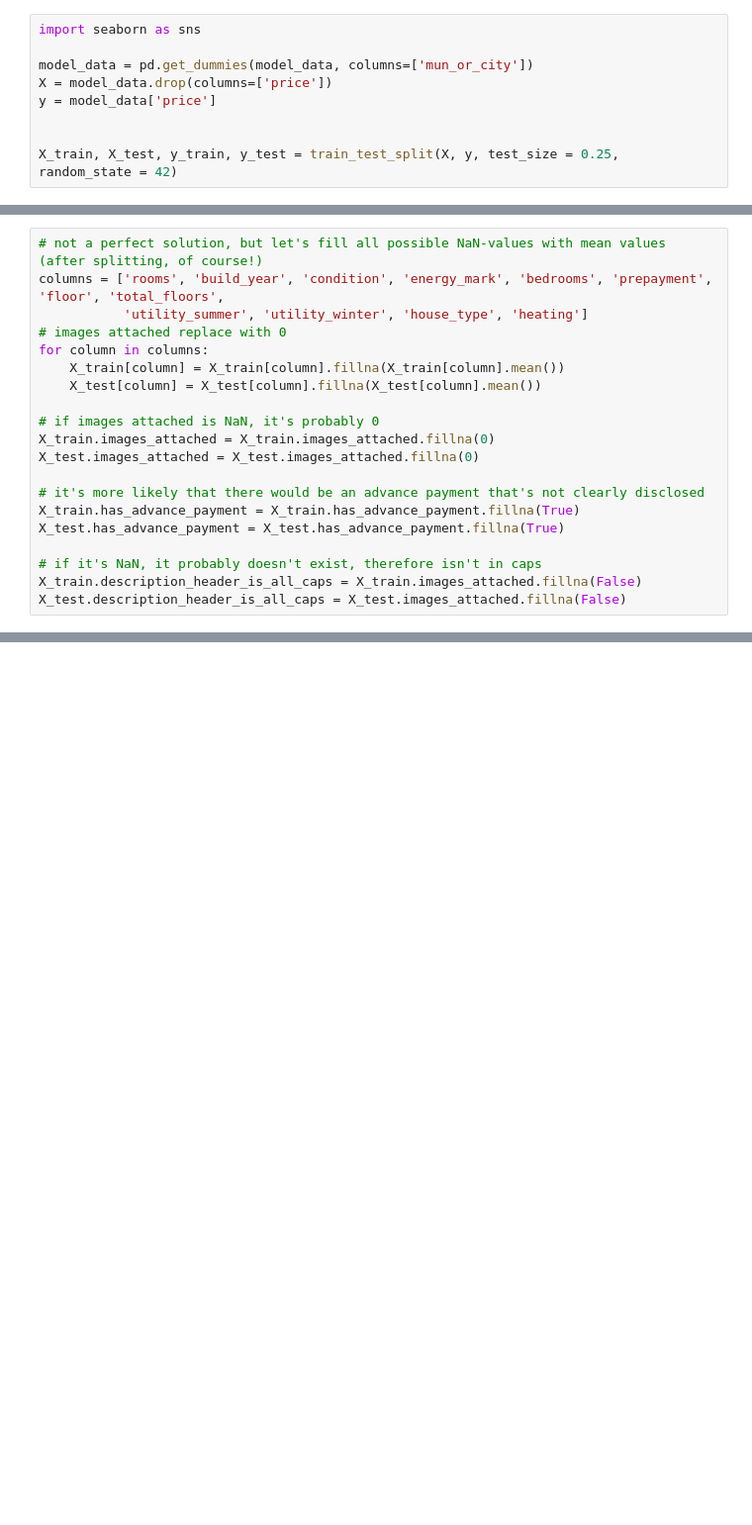
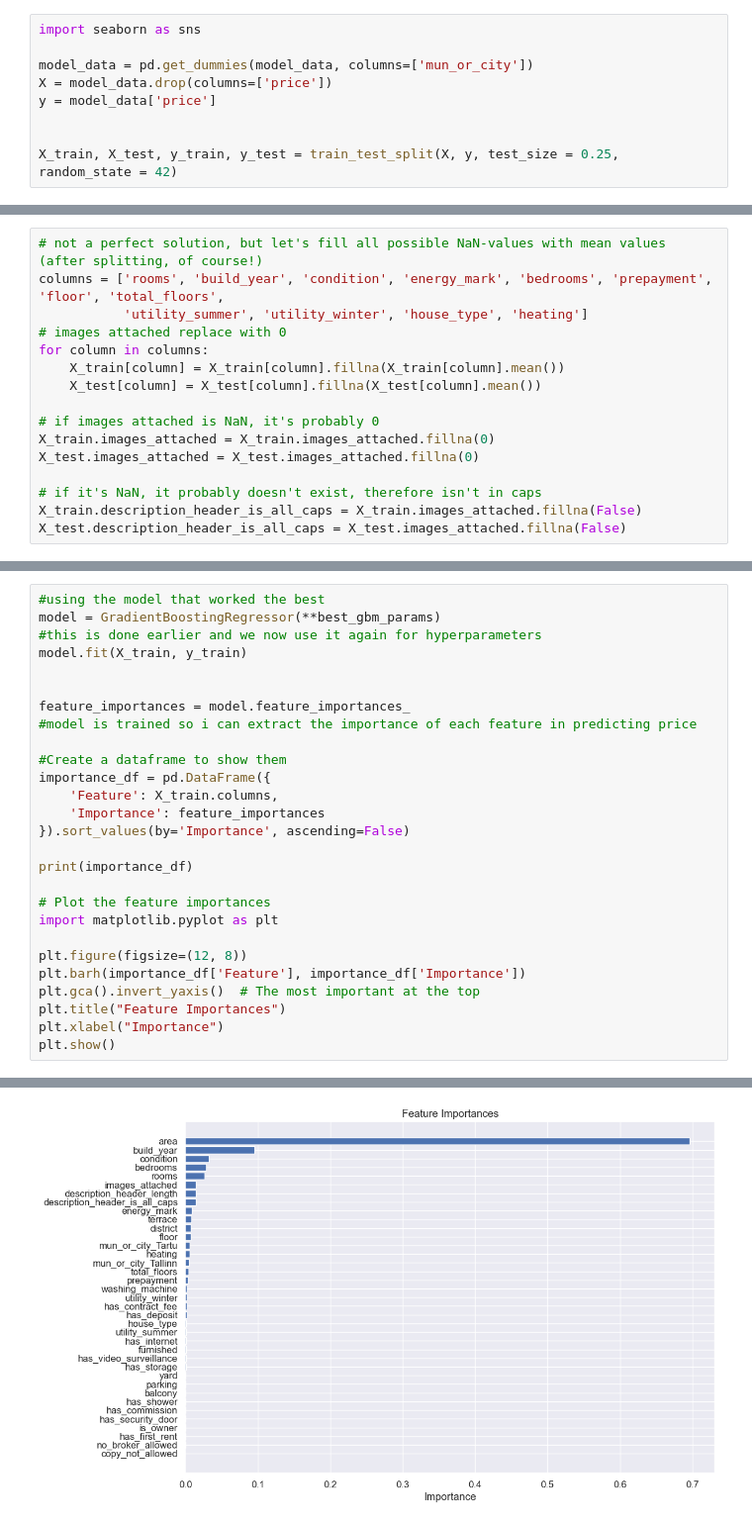
Before and after one commit to S33bu/DS_RENT, a Jupyter notebook: modelling.ipynb, the cells around one changed output, grey strips where cells are left out. Shown at 99% size. Cells and saved outputs as stored; diff of their text form; blank space fills up the shorter version.

```diff
--- a/modelling.ipynb
+++ b/modelling.ipynb
@@ -74,10 +76,6 @@ for column in columns:
 X_train.images_attached = X_train.images_attached.fillna(0)
 X_test.images_attached = X_test.images_attached.fillna(0)
 
-# it's more likely that there would be an advance payment that's not clearly disclosed
-X_train.has_advance_payment = X_train.has_advance_payment.fillna(True)
-X_test.has_advance_payment = X_test.has_advance_payment.fillna(True)
-
 # if it's NaN, it probably doesn't exist, therefore isn't in caps
 X_train.description_header_is_all_caps = X_train.images_attached.fillna(False)
 X_test.description_header_is_all_caps = X_test.images_attached.fillna(False)
@@ -273,0 +440,28 @@ Note: you may need to restart the kernel to use updated packages.
+# %%
+#using the model that worked the best
+model = GradientBoostingRegressor(**best_gbm_params)
+#this is done earlier and we now use it again for hyperparameters
+model.fit(X_train, y_train)
+
+
+feature_importances = model.feature_importances_
+#model is trained so i can extract the importance of each feature in predicting price
+
+#Create a dataframe to show them
+importance_df = pd.DataFrame({
+    'Feature': X_train.columns,
+    'Importance': feature_importances
+}).sort_values(by='Importance', ascending=False)
+
+print(importance_df)
+
+# Plot the feature importances
+import matplotlib.pyplot as plt
+
+plt.figure(figsize=(12, 8))
+plt.barh(importance_df['Feature'], importance_df['Importance'])
+plt.gca().invert_yaxis()  # The most important at the top
+plt.title("Feature Importances")
+plt.xlabel("Importance")
+plt.show()
+# %% [output]
@@ -273,0 +485 @@ Note: you may need to restart the kernel to use updated packages.
+[figure, added]
```
Also changed, not shown: parts of 10 cells of this notebook, 1 other file.
